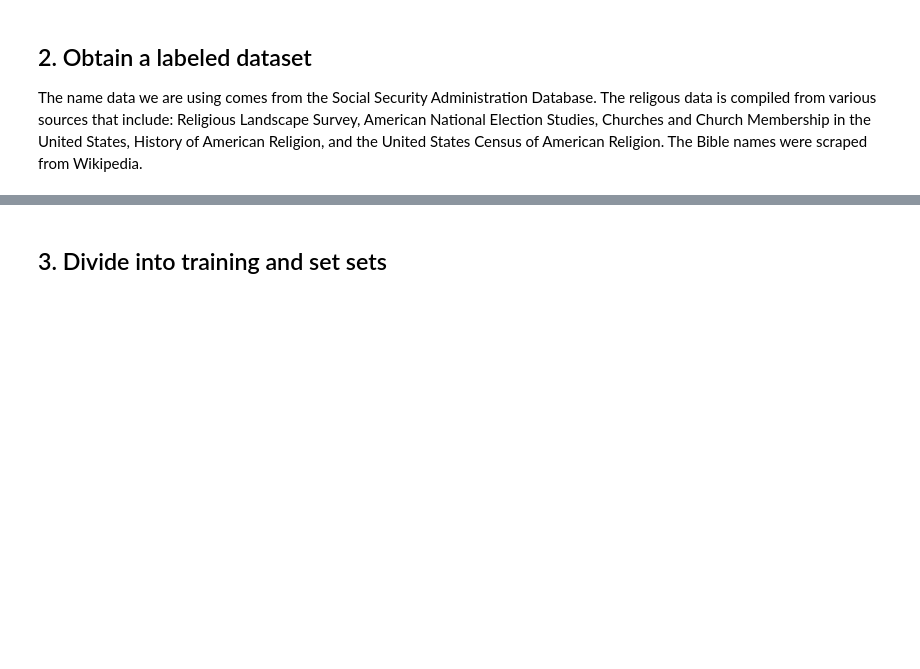
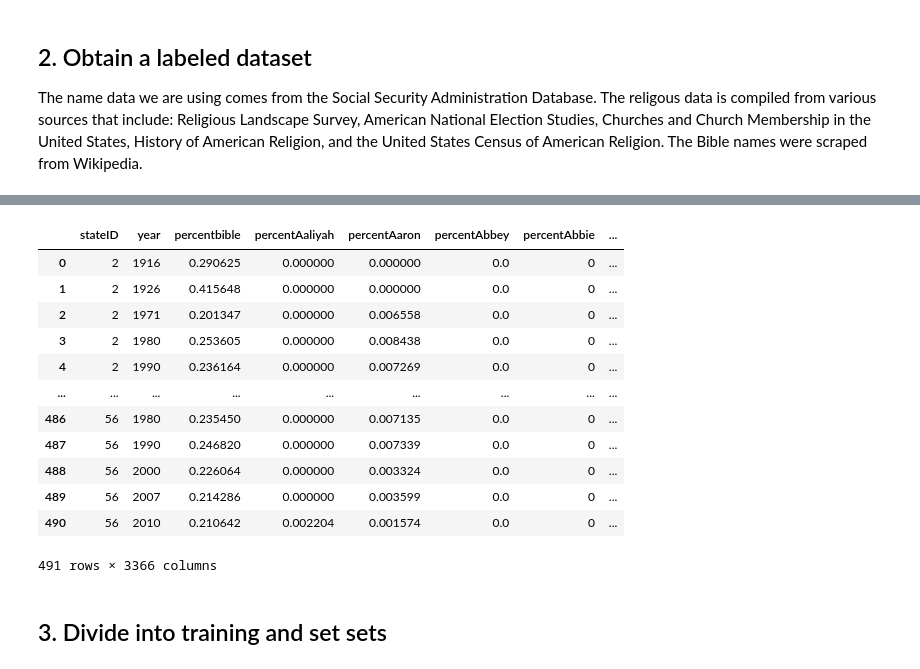
Before and after one commit to chloelj2/484_Project, a Jupyter notebook: 484 Project.ipynb, the cells around one changed output, grey strips where cells are left out. Drawn from its saved outputs; the diff is of its cells as text; code cells hidden in the pictures; blank space fills up the shorter version.

```diff
--- a/484 Project.ipynb
+++ b/484 Project.ipynb
@@ -18,5 +19,5 @@ The name data we are using comes from the Social Security Administration Databas
 The religous data is compiled from various sources that include: Religious Landscape Survey, American National Election Studies, Churches and Church Membership in the United States, History of American Religion, and the United States Census of American Religion.
 The Bible names were scraped from Wikipedia.
 # %%
-df = pd.read_csv(".csv")
+df = pd.read_csv("TestTrainData.csv")
 print(df.head())
@@ -23 +42,18 @@ print(df.head())
+# %%
+rel = df.fillna(df.mean())
+rel
+# %% [output]
+|  | stateID | year | percentbible | percentAaliyah | percentAaron | percentAbbey | percentAbbie | ... |
+| 0 | 2 | 1916 | 0.290625 | 0.000000 | 0.000000 | 0.0 | 0 | ... |
+| 1 | 2 | 1926 | 0.415648 | 0.000000 | 0.000000 | 0.0 | 0 | ... |
+| 2 | 2 | 1971 | 0.201347 | 0.000000 | 0.006558 | 0.0 | 0 | ... |
+| 3 | 2 | 1980 | 0.253605 | 0.000000 | 0.008438 | 0.0 | 0 | ... |
+| 4 | 2 | 1990 | 0.236164 | 0.000000 | 0.007269 | 0.0 | 0 | ... |
+| ... | ... | ... | ... | ... | ... | ... | ... | ... |
+| 486 | 56 | 1980 | 0.235450 | 0.000000 | 0.007135 | 0.0 | 0 | ... |
+| 487 | 56 | 1990 | 0.246820 | 0.000000 | 0.007339 | 0.0 | 0 | ... |
+| 488 | 56 | 2000 | 0.226064 | 0.000000 | 0.003324 | 0.0 | 0 | ... |
+| 489 | 56 | 2007 | 0.214286 | 0.000000 | 0.003599 | 0.0 | 0 | ... |
+| 490 | 56 | 2010 | 0.210642 | 0.002204 | 0.001574 | 0.0 | 0 | ... |
+491 rows × 3366 columns
 # %%
```
Also changed, not shown: parts of 17 cells of this notebook.
